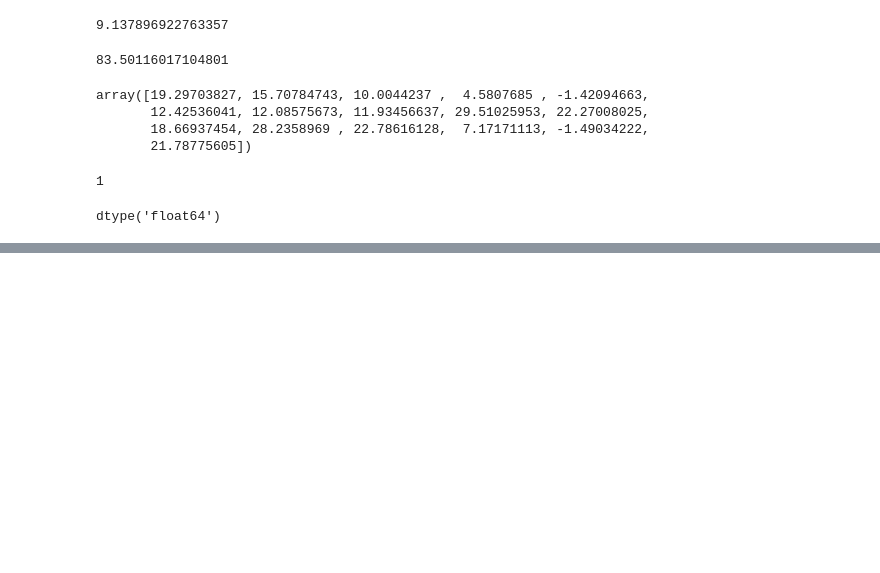
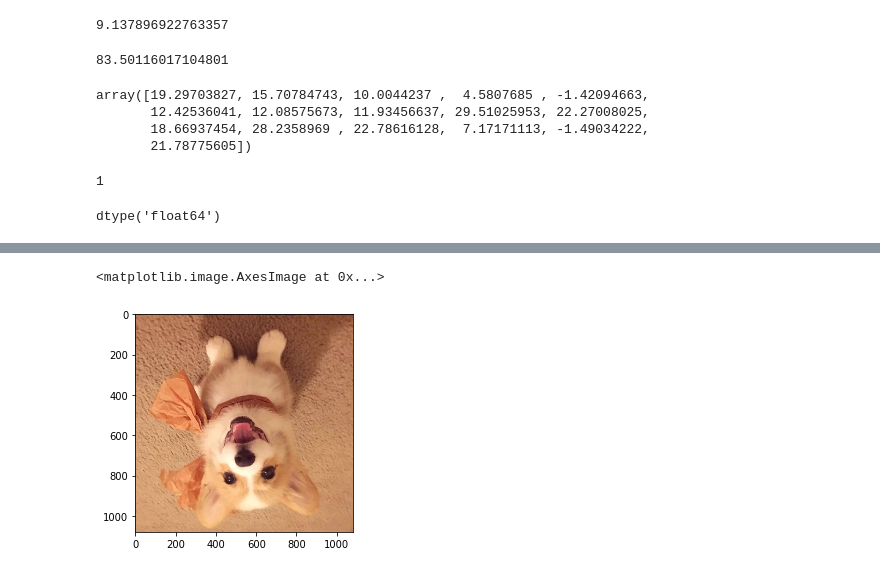
Before and after one commit to TinyHandsome/BookStudy, a Jupyter notebook: python_projects/2-千峰数据分析/1-numpy.ipynb, the cells around one changed output, grey strips where cells are left out. Drawn from its saved outputs; the diff is of its cells as text; code cells hidden in the pictures; blank space fills up the shorter version.

```diff
--- a/python_projects/2-千峰数据分析/1-numpy.ipynb
+++ b/python_projects/2-千峰数据分析/1-numpy.ipynb
@@ -46,0 +83,5 @@ dtype('float64')
+# %%
+plt.imshow(corgi_data[::-1, :, :])
+# %% [output]
+<matplotlib.image.AxesImage at 0x...>
+[figure, added]
```
Also changed, not shown: parts of 10 cells of this notebook, 1 other file.
